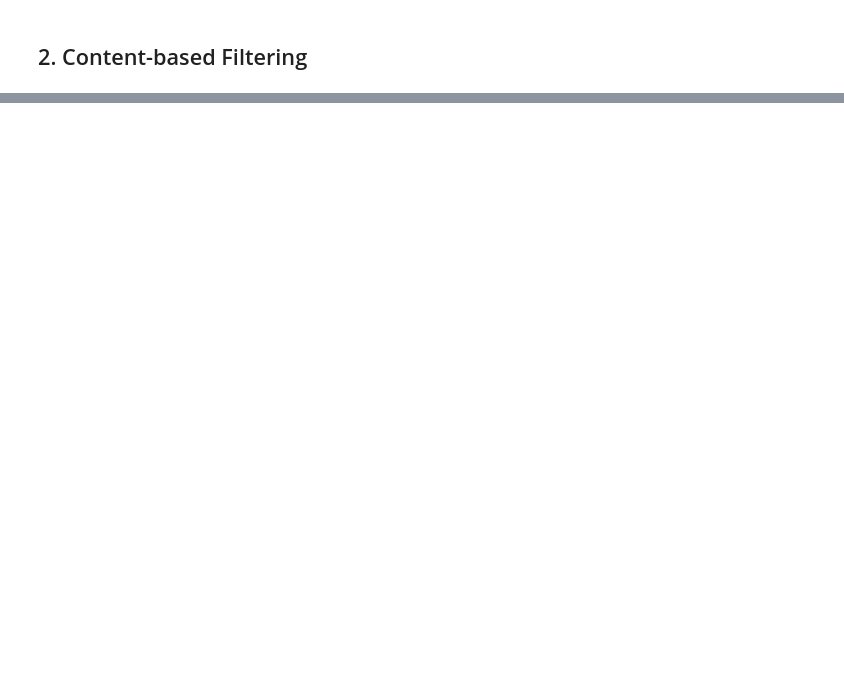
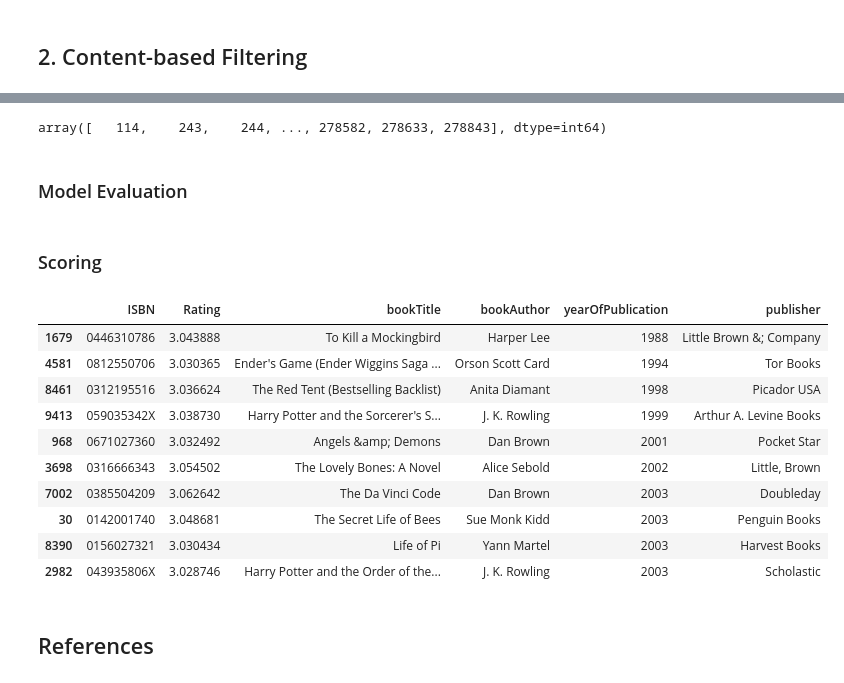
Before and after one commit to mohsenMahmoodzadeh/book-crossing-recommender-system, a Jupyter notebook: Recommendation.ipynb, the cells around one changed output, grey strips where cells are left out. Saved outputs shown, nothing was run; the diff lists cells and outputs as text; code cells hidden in the pictures; blank space fills up the shorter version.

Commit message:
CF and ML recommender systems completed

```diff
--- a/Recommendation.ipynb
+++ b/Recommendation.ipynb
@@ -851,0 +842,49 @@ Recommendations for ['0446526614' 'Talking to Addison' 'Jenny Colgan' 2002 'Warn
+# %%
+recommend = baseline.trainset
+users_norm = list(set(norm_ratings['userId'].to_list()))
+books_norm = list(set(norm_ratings['ISBN'].to_list()))
+norm_ratings['userId'].unique()
+# %% [output]
+array([   114,    243,    244, ..., 278582, 278633, 278843], dtype=int64)
+# %%
+pred_users = [user for user in users_norm if recommend.knows_user(recommend.to_inner_uid(user))]
+pred_books = []
+for book in books_norm:
+    try:
+        if recommend.knows_item(recommend.to_inner_iid(book)):
+            pred_books.append(book)
+    except:
+        pass
+# %% [markdown]
+### Model Evaluation
+# %%
+def recommend_books(user_id, count):
+    result=[]
+    for b in pred_books:
+        result.append([b, baseline.predict(user_id,b,r_ui=4).est])
+    recom = pd.DataFrame(result, columns=['ISBN','Rating'])
+    merge = pd.merge(recom,books, on='ISBN' )
+    return merge.sort_values('Rating', ascending=False).head(count)
+# %%
+user_id = '36938'
+top_k = 10
+recommendation = recommend_books(user_id, top_k)
+# %% [markdown]
+### Scoring
+# %%
+scoring = recommendation.sort_values('yearOfPublication')
+scoring
+# %% [output]
+|  | ISBN | Rating | bookTitle | bookAuthor | yearOfPublication | publisher |
+| 1679 | 0446310786 | 3.043888 | To Kill a Mockingbird | Harper Lee | 1988 | Little Brown &; Company |
+| 4581 | 0812550706 | 3.030365 | Ender's Game (Ender Wiggins Saga ... | Orson Scott Card | 1994 | Tor Books |
+| 8461 | 0312195516 | 3.036624 | The Red Tent (Bestselling Backlist) | Anita Diamant | 1998 | Picador USA |
+| 9413 | 059035342X | 3.038730 | Harry Potter and the Sorcerer's S... | J. K. Rowling | 1999 | Arthur A. Levine Books |
+| 968 | 0671027360 | 3.032492 | Angels &amp; Demons | Dan Brown | 2001 | Pocket Star |
+| 3698 | 0316666343 | 3.054502 | The Lovely Bones: A Novel | Alice Sebold | 2002 | Little, Brown |
+| 7002 | 0385504209 | 3.062642 | The Da Vinci Code | Dan Brown | 2003 | Doubleday |
+| 30 | 0142001740 | 3.048681 | The Secret Life of Bees | Sue Monk Kidd | 2003 | Penguin Books |
+| 8390 | 0156027321 | 3.030434 | Life of Pi | Yann Martel | 2003 | Harvest Books |
+| 2982 | 043935806X | 3.028746 | Harry Potter and the Order of the... | J. K. Rowling | 2003 | Scholastic |
+# %% [markdown]
+## References
```
Also changed, not shown: parts of 79 cells of this notebook, 3 other files.
